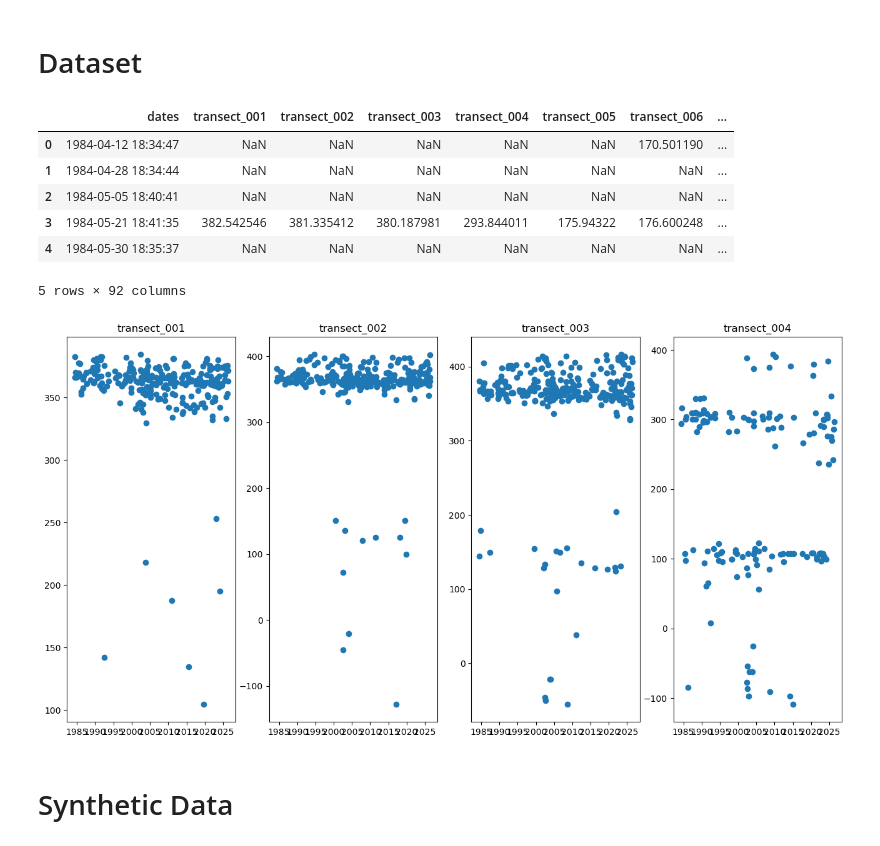
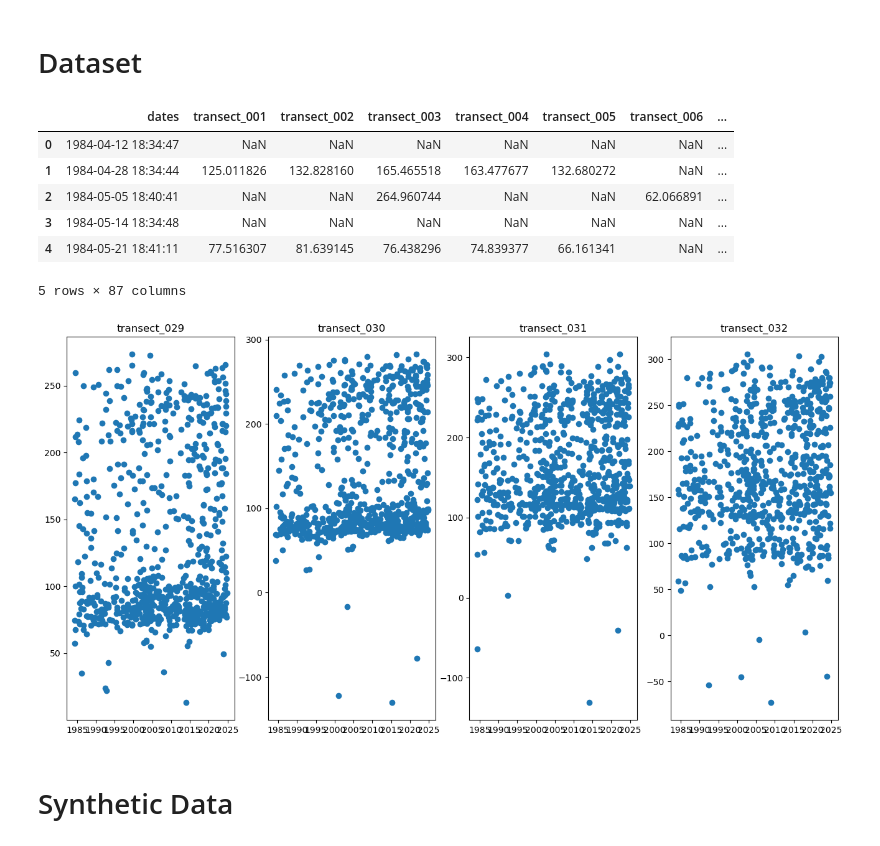
Before and after one commit to AriveIT/CoastSatCLI, a Jupyter notebook: experiments/slope.ipynb, the cells around one changed output. Cells and saved outputs as stored; diff of their text form; code cells hidden in the pictures.

```diff
--- a/experiments/slope.ipynb
+++ b/experiments/slope.ipynb
@@ -34,32 +34,34 @@ import pyfes
 # %%
 def rename_fn(name):
     if "transect" not in name: return name
     else: return name.split(" ")[-1]
 
 def date_to_float(date_obj):
     month_py = 12
     day_py = 365.25
     hour_py = 25 * day_py
     min_py = 60 * hour_py
     sec_py = 60 * min_py
     return date_obj.year + (date_obj.month-1)/month_py + (date_obj.day-1)/day_py + date_obj.hour/hour_py + date_obj.minute/min_py + date_obj.second/sec_py
 
 data_dir = r"C:\Users\avanever\Documents\CoastSatProject\Experiments\data\slope"
-df = pd.read_csv(os.path.join(data_dir, "raw_parksville.csv"))
+# df = pd.read_csv(os.path.join(data_dir, "raw_parksville.csv"))
+df = pd.read_csv(os.path.join(data_dir, "raw_comox.csv"))
+# df = pd.read_csv(os.path.join(data_dir, "raw_rose_spit_tip.csv"))
 # df = pd.read_csv("raw_mini_rose_spit.csv")
 df = df.rename(rename_fn, axis="columns")
 df = df.drop("Unnamed: 0", axis="columns")
 df["dates"] = df["dates"].apply(lambda d: datetime.strptime(d.split("+")[0], '%Y-%m-%d %H:%M:%S')) # convert string dates to datetimes
 # df["dates"] = df["dates"].apply(date_to_float)
 df.head()
 # %% [output]
 |  | dates | transect_001 | transect_002 | transect_003 | transect_004 | transect_005 | transect_006 | ... |
-| 0 | 1984-04-12 18:34:47 | NaN | NaN | NaN | NaN | NaN | 170.501190 | ... |
-| 1 | 1984-04-28 18:34:44 | NaN | NaN | NaN | NaN | NaN | NaN | ... |
-| 2 | 1984-05-05 18:40:41 | NaN | NaN | NaN | NaN | NaN | NaN | ... |
-| 3 | 1984-05-21 18:41:35 | 382.542546 | 381.335412 | 380.187981 | 293.844011 | 175.94322 | 176.600248 | ... |
-| 4 | 1984-05-30 18:35:37 | NaN | NaN | NaN | NaN | NaN | NaN | ... |
+| 0 | 1984-04-12 18:34:47 | NaN | NaN | NaN | NaN | NaN | NaN | ... |
+| 1 | 1984-04-28 18:34:44 | 125.011826 | 132.828160 | 165.465518 | 163.477677 | 132.680272 | NaN | ... |
+| 2 | 1984-05-05 18:40:41 | NaN | NaN | 264.960744 | NaN | NaN | 62.066891 | ... |
+| 3 | 1984-05-14 18:34:48 | NaN | NaN | NaN | NaN | NaN | NaN | ... |
+| 4 | 1984-05-21 18:41:11 | 77.516307 | 81.639145 | 76.438296 | 74.839377 | 66.161341 | NaN | ... |
-5 rows × 92 columns
+5 rows × 87 columns
 # %%
 n = 1
 # %%
@@ -77,7 +79,7 @@ for i, t_key in enumerate(transect_keys):
     axs[i].set_title(t_key)
 n += 4
 # %% [output]
-[figure, old version]
+[figure, new version]
 # %% [markdown]
 # Synthetic Data
 # %%
```
Also changed, not shown: parts of 4 cells of this notebook.
